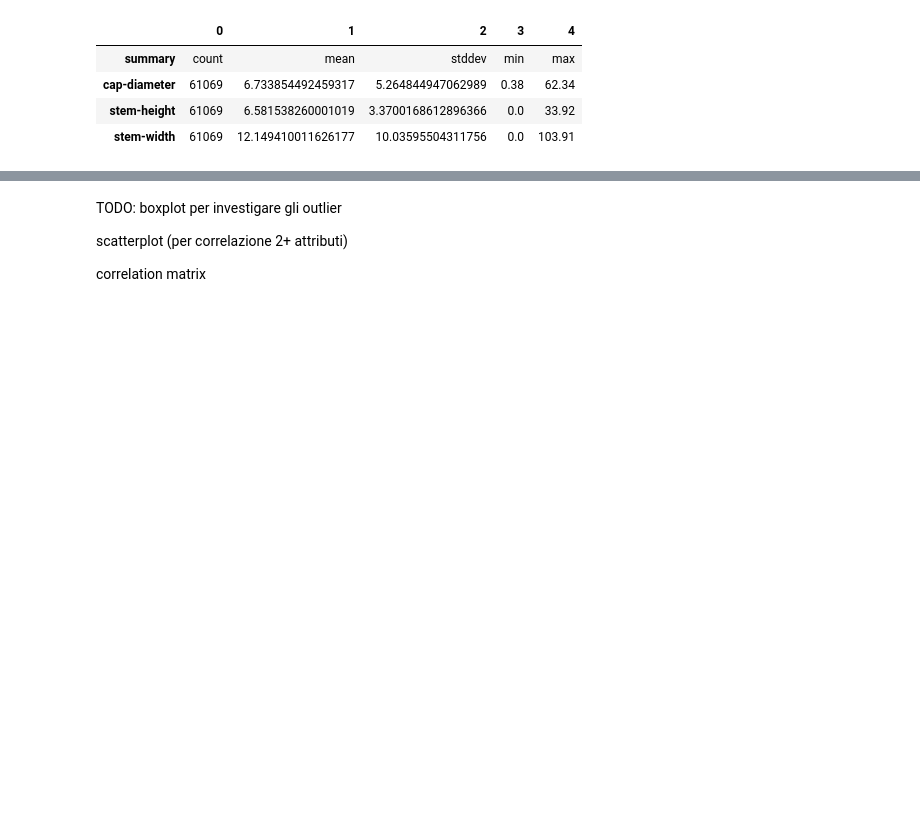
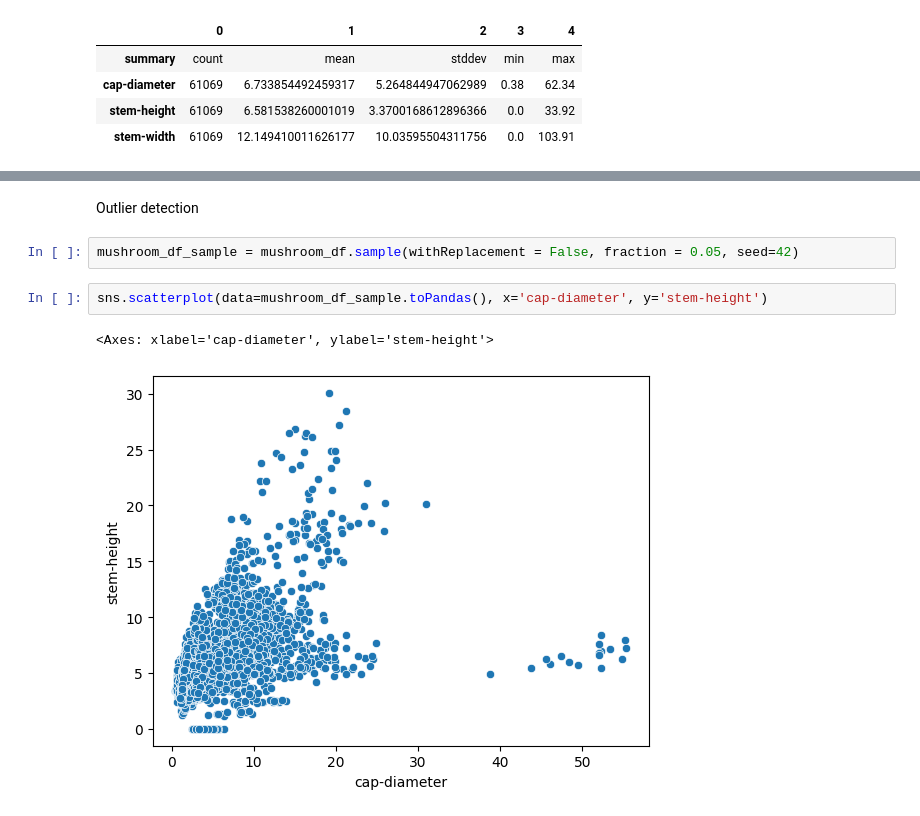
Before and after one commit to effepielle/ddam-2324, a Jupyter notebook: DDAM_Understanding.ipynb, the cells around one changed output, grey strips where cells are left out. Saved outputs shown, nothing was run; the diff lists cells and outputs as text; blank space fills up the shorter version.

Commit message:
extended du analysis and add outlier analysis

```diff
--- a/DDAM_Understanding.ipynb
+++ b/DDAM_Understanding.ipynb
@@ -229,6 +232,9 @@ for col in num_cols:
-# %% [markdown]
-TODO: boxplot per investigare gli outlier
-
-scatterplot (per correlazione 2+ attributi)
-
-correlation matrix
+# %% [markdown]
+Outlier detection
+# %%
+mushroom_df_sample = mushroom_df.sample(withReplacement = False, fraction = 0.05, seed=42)
+# %%
+sns.scatterplot(data=mushroom_df_sample.toPandas(), x='cap-diameter', y='stem-height')
+# %% [output]
+<Axes: xlabel='cap-diameter', ylabel='stem-height'>
+[figure, added]
```
Also changed, not shown: parts of 21 cells of this notebook, 3 other files.
